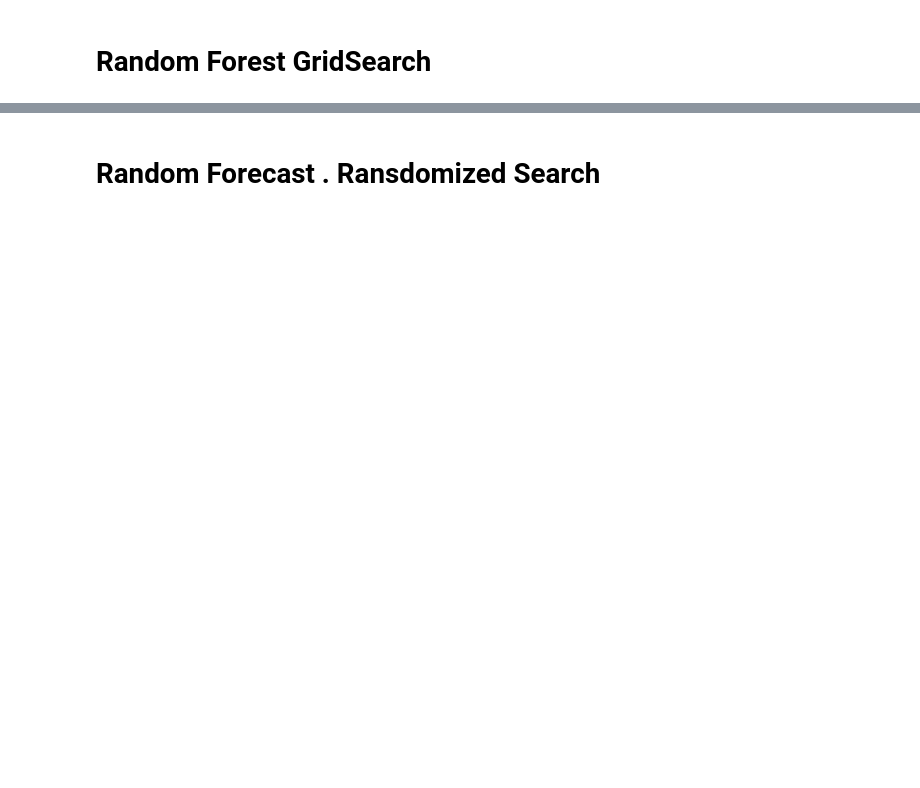
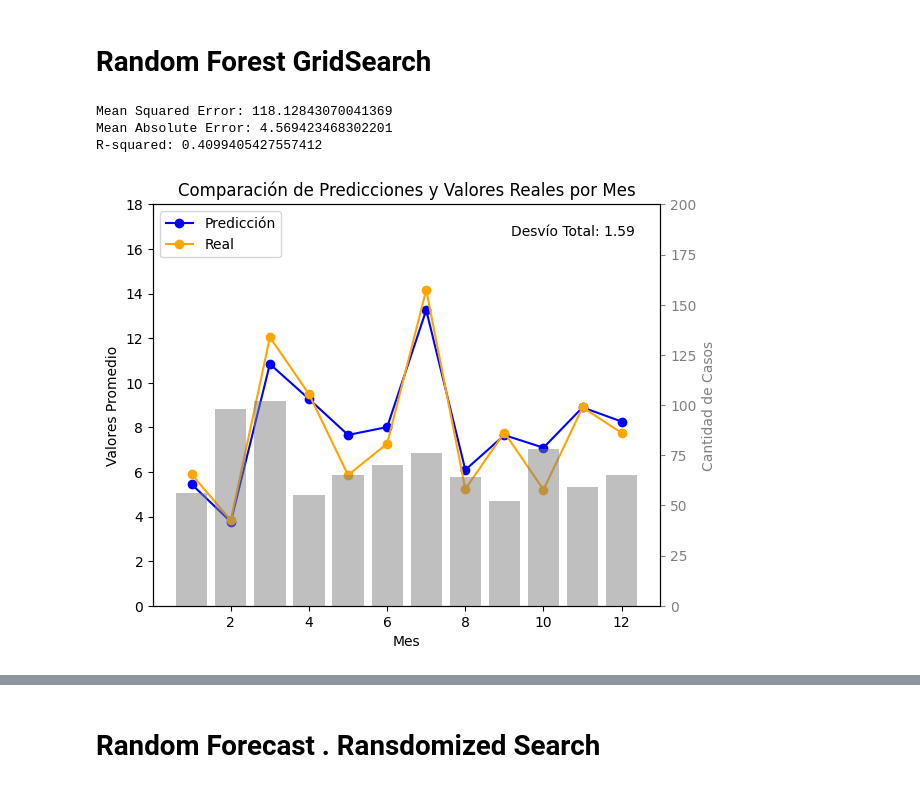
Before and after one commit to raulanegro/Chouse, a Jupyter notebook: Notebook_Final_Raul_Negro_version3_2.ipynb, the cells around one changed output, grey strips where cells are left out. Cells and saved outputs as stored; diff of their text form; code cells hidden in the pictures; blank space fills up the shorter version.

```diff
--- a/Notebook_Final_Raul_Negro_version3_2.ipynb
+++ b/Notebook_Final_Raul_Negro_version3_2.ipynb
@@ -1388,3 +1407,77 @@ Para n_clusters = 9 El promedio del score de silhouette es:  0.30400109651010393
+# %%
+
+from sklearn.metrics import mean_squared_error, mean_absolute_error, r2_score
+from sklearn.ensemble import RandomForestRegressor
+
+# Supongamos que ya tienes el DataFrame X_test1 con las columnas 'Prediccion' y 'Real'
+# y que 'Month of absence' es una columna que representa los meses en formato numérico
+
+# Convertir la columna 'Month of absence' a formato de fecha
+X_test1['Month of absence'] = pd.to_datetime(X_test1['Month of absence'], format='%m')
+
+# Agregar una columna 'Mes' basada en la columna de fecha
+X_test1['Mes'] = X_test1['Month of absence'].dt.month
+
+# Crear un gráfico de líneas para la predicción y los valores reales
+fig, ax1 = plt.subplots()
+
+# Gráfico de líneas para la predicción y los valores reales en el primer eje y
+ax1.plot(X_test1.groupby('Mes')['Prediccion'].mean(), label='Predicción', marker='o', color='blue')
+ax1.plot(X_test1.groupby('Mes')['Real'].mean(), label='Real', marker='o', color='orange')
+ax1.set_xlabel('Mes')
+ax1.set_ylabel('Valores Promedio', color='black')
+ax1.tick_params('y', colors='black')
+ax1.legend(loc='upper left')
+ax1.set_ylim(0, 18)  # Establecer límites en el eje y1
+
+# Segundo eje y para la cantidad de casos
+ax2 = ax1.twinx()
+ax2.bar(X_test1.groupby('Mes')['Mes'].count().index, X_test1.groupby('Mes')['Mes'].count(), label='Casos', alpha=0.5, color='gray')
+ax2.set_ylabel('Cantidad de Casos', color='gray')
+ax2.tick_params('y', colors='gray')
+ax2.set_ylim(0, 200)  # Establecer límites en el eje y2
+
+# Calcular el desvío total y mostrarlo en el gráfico
+desvio_total = np.abs(X_test1['Prediccion'] - X_test1['Real']).mean()
+plt.text(0.95, 0.95, f'Desvío Total: {desvio_total:.2f}', ha='right', va='top', transform=plt.gca().transAxes)
+
+# Ajustar el diseño para evitar solapamientos
+fig.tight_layout()
+
+# Título del gráfico
+plt.title('Comparación de Predicciones y Valores Reales por Mes')
+
+best_params = random_search.best_params_
+
+# Agregar el argumento random_state a los mejores hiperparámetros
+best_params['random_state'] = 10
+
+# Inicializar el modelo RandomForestRegressor con los mejores hiperparámetros
+random_forest = RandomForestRegressor(**best_params)
+random_forest.fit(X_train, Y_train)
+
+# Realizar predicciones en el conjunto de prueba
+y_pred = random_forest.predict(X_test)
+
+# Calcular el error cuadrático medio (MSE)
+mse = mean_squared_error(Y_test, y_pred)
+print("Mean Squared Error:", mse)
+
+# Calcular el error absoluto medio (MAE)
+mae = mean_absolute_error(Y_test, y_pred)
+print("Mean Absolute Error:", mae)
+
+# Calcular el coeficiente de determinación (R²)
+r2 = r2_score(Y_test, y_pred)
+print("R-squared:", r2)
+
+# Mostrar el gráfico
+plt.show()
+# %% [output]
+Mean Squared Error: 118.12843070041369
+Mean Absolute Error: 4.569423468302201
+R-squared: 0.4099405427557412
+[figure, added]
 # %%
 #Hypertuning utilizando grid search
 from sklearn.model_selection import GridSearchCV
```
Also changed, not shown: parts of 31 cells of this notebook.
